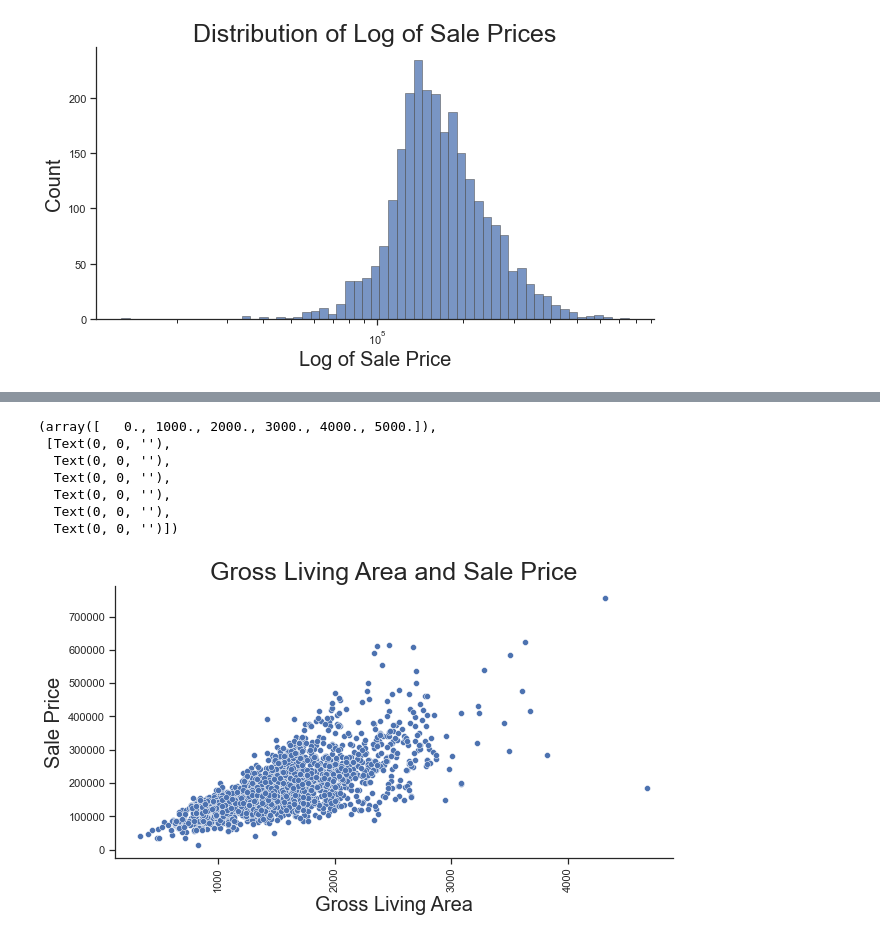
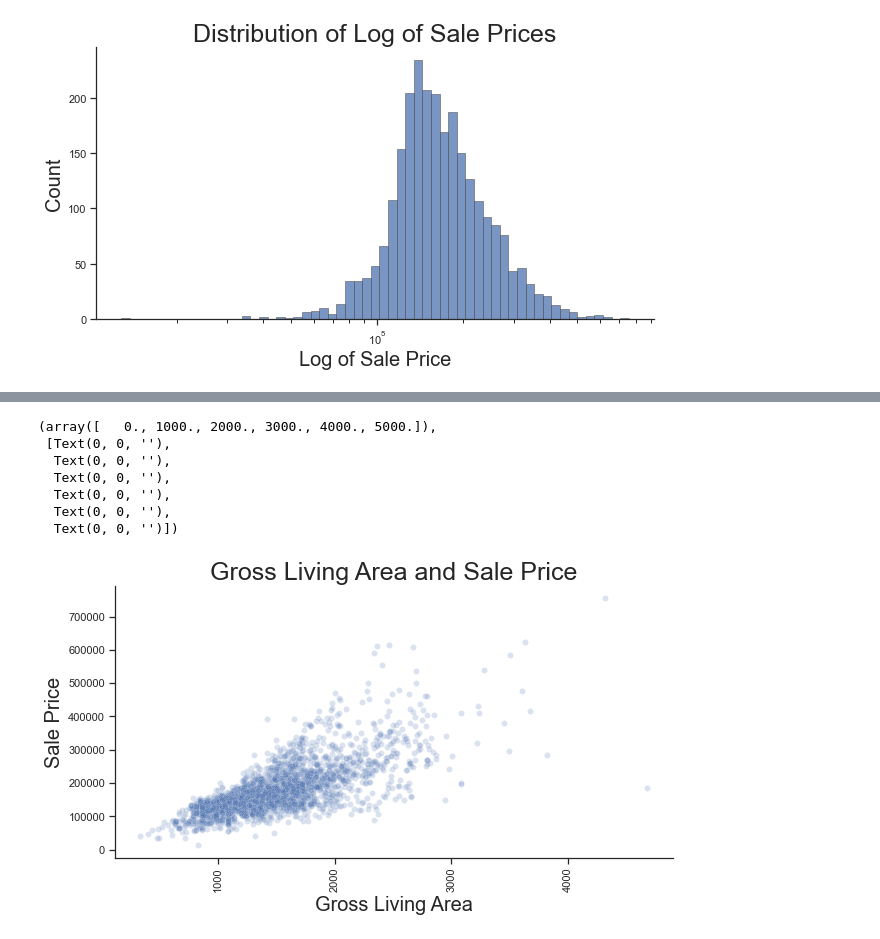
Before and after one commit to mobrien829/ames-ml-project, a Jupyter notebook: Tam's Folder/Ames Project-EDA.ipynb, the cells around one changed output, grey strips where cells are left out. Cells and saved outputs as stored; diff of their text form; code cells hidden in the pictures.

```diff
--- a/Tam's Folder/Ames Project-EDA.ipynb
+++ b/Tam's Folder/Ames Project-EDA.ipynb
@@ -145,30 +135,31 @@ plt.xticks(rotation=90)
 # %%
 sns.set_theme(style="ticks")
 
 f, ax = plt.subplots(figsize=(10, 5))
 sns.despine(f)
 
 sns.scatterplot(
     data=housing,
     x="GrLivArea",
     y="SalePrice",
-    palette="deep"
+    palette="deep",
+    alpha=.2
 )
 
 ax.set_title("Gross Living Area and Sale Price", size="25")
 ax.set_xlabel("Gross Living Area", fontsize = 20)
 ax.set_ylabel("Sale Price", fontsize = 20)
 
 plt.xticks(rotation=90)
 # %% [output]
 (array([   0., 1000., 2000., 3000., 4000., 5000.]),
  [Text(0, 0, ''),
   Text(0, 0, ''),
   Text(0, 0, ''),
   Text(0, 0, ''),
   Text(0, 0, ''),
   Text(0, 0, '')])
-[figure, old version]
+[figure, new version]
 # %%
 sns.set_theme(style="ticks")
 
```
Also changed, not shown: parts of 16 cells of this notebook, 2 other files.
